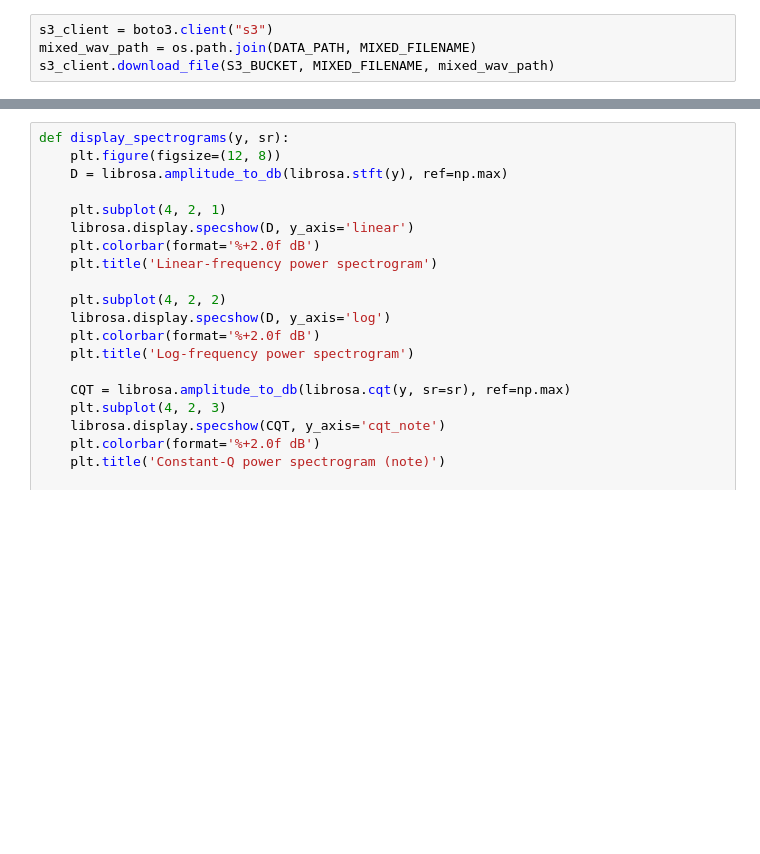
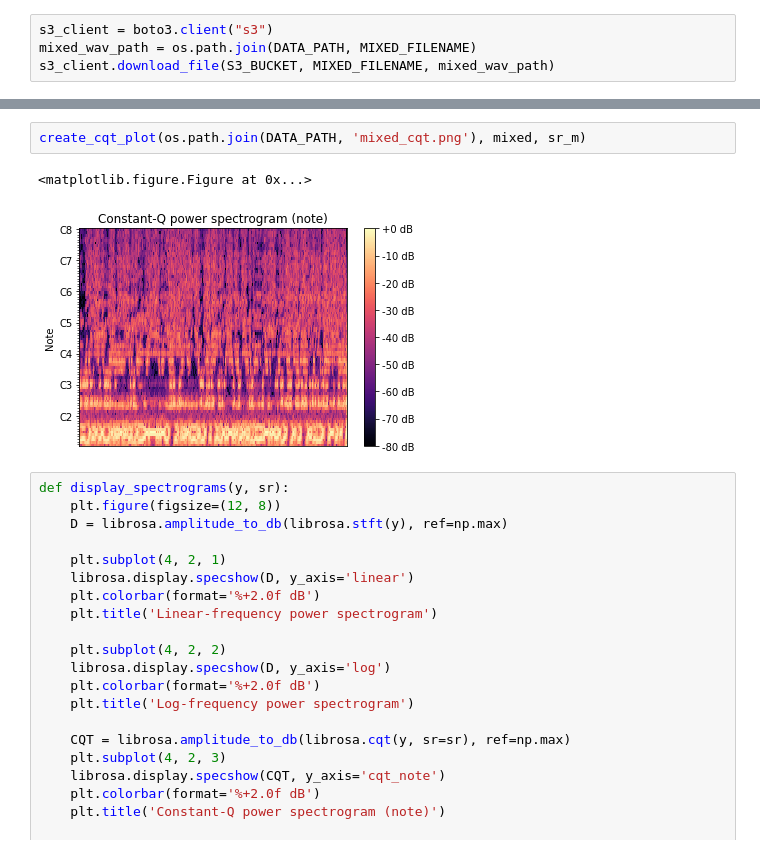
Before and after one commit to Hidysabc/music-bridge, a Jupyter notebook: pipeline/mixer/investigate_spectrogram.ipynb, the cells around one changed output, grey strips where cells are left out. Saved outputs shown, nothing was run; the diff lists cells and outputs as text; blank space fills up the shorter version.

```diff
--- a/pipeline/mixer/investigate_spectrogram.ipynb
+++ b/pipeline/mixer/investigate_spectrogram.ipynb
@@ -48,3 +67,8 @@ Sample var:
+# %%
+create_cqt_plot(os.path.join(DATA_PATH, 'mixed_cqt.png'), mixed, sr_m)
+# %% [output]
+<matplotlib.figure.Figure at 0x...>
+[figure, added]
 # %%
 def display_spectrograms(y, sr):
     plt.figure(figsize=(12, 8))
```
Also changed, not shown: parts of 6 cells of this notebook, 1 other file.
